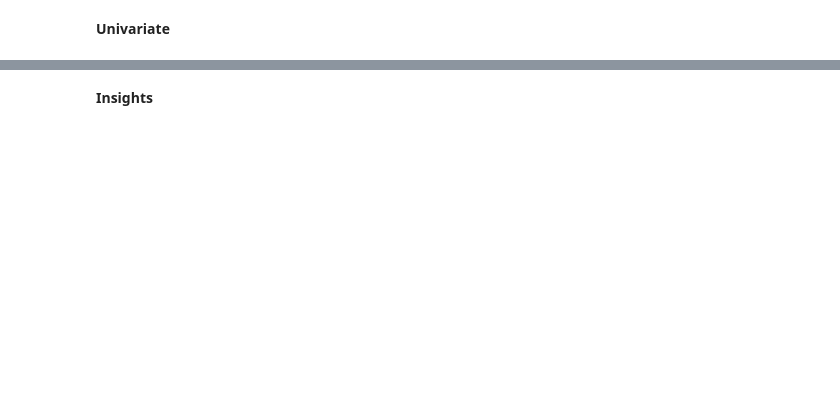
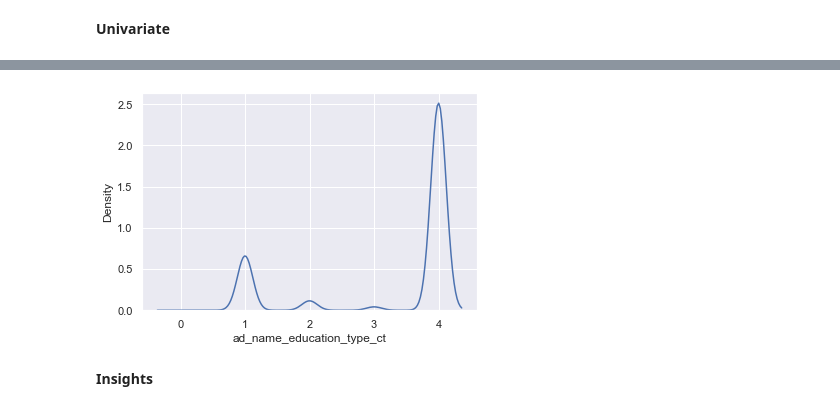
Before and after one commit to RaktimRay/deloitte-training-project-1, a Jupyter notebook: Jupyter/script_raktim_jupyter.ipynb, the cells around one changed output, grey strips where cells are left out. Saved outputs shown, nothing was run; the diff lists cells and outputs as text; code cells hidden in the pictures; blank space fills up the shorter version.

```diff
--- a/Jupyter/script_raktim_jupyter.ipynb
+++ b/Jupyter/script_raktim_jupyter.ipynb
@@ -170,9 +227,9 @@ merged_dataframe.to_csv('raktim_cleaned_data_set_23_03_2022.csv')
 # %%
 # sample
 def data_type(dataset,col):
-    if dataset[col].dtype == np.int64 or dataset[col].dtype == np.float64:
+    if dataset[col].dtype == np.int64 or dataset[col].dtype == np.float64 or dataset[col].dtype == np.int32:
         return "numerical"
-    if dataset[col].dtype.name == "category":
+    if dataset[col].dtype == "object":
         return "categorical"
 
 def univariate(dataset,col,target_col,ylog=False,x_label_angle=False,h_layout=True):
@@ -228,6 +285,3 @@ def univariate(dataset,col,target_col,ylog=False,x_label_angle=False,h_layout=Tr
 
 
         plt.show()
-
-# Univariate call
-univariate(df_application_data_2_dropped, "ad_code_gender_ct", "ad_target_ct")
@@ -234,3 +293,7 @@ univariate(df_application_data_2_dropped, "ad_code_gender_ct", "ad_target_ct")
+# %%
+univariate(df_application_data_2_dropped, "ad_name_education_type_ct", "ad_target_ct")
+# %% [output]
+[figure, added]
 # %% [markdown]
 **Insights**
 # %%
```
Also changed, not shown: parts of 16 cells of this notebook, 1 other file.
